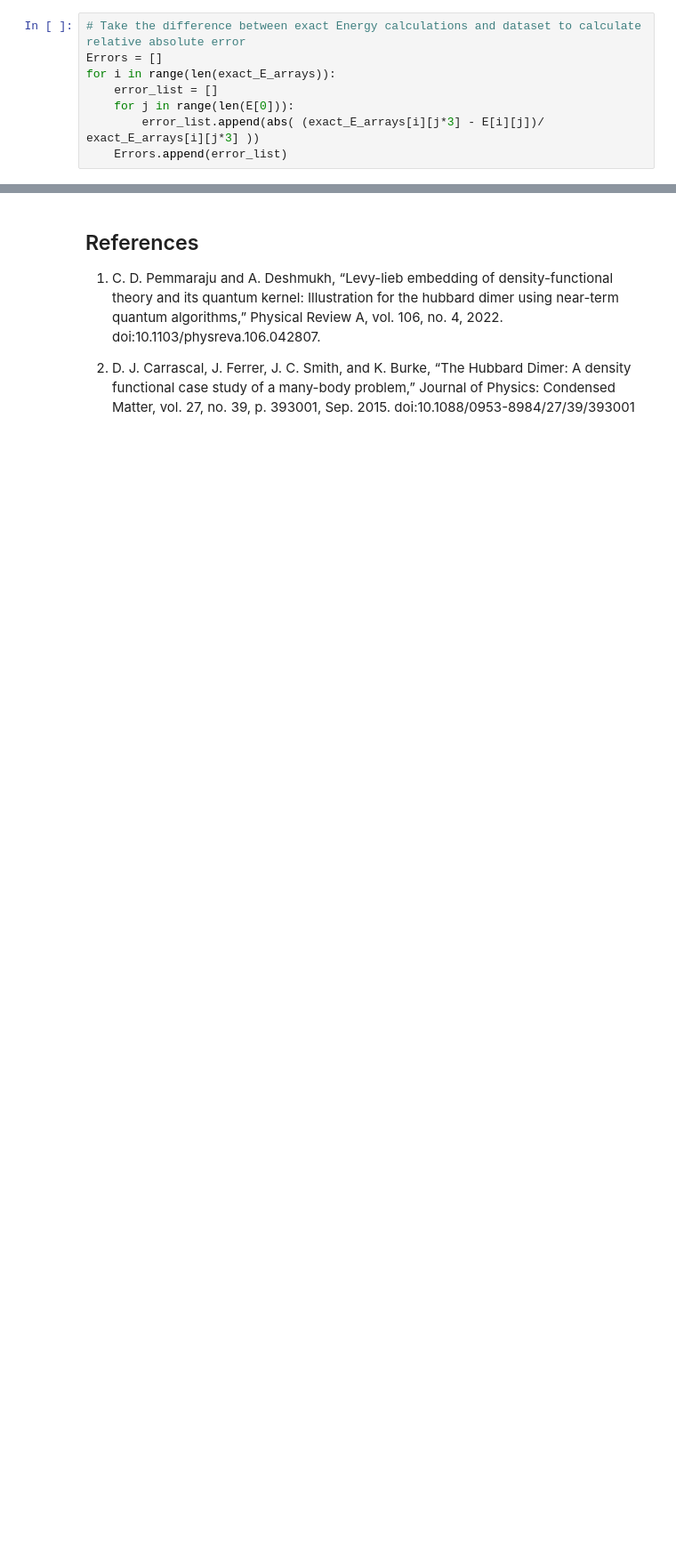
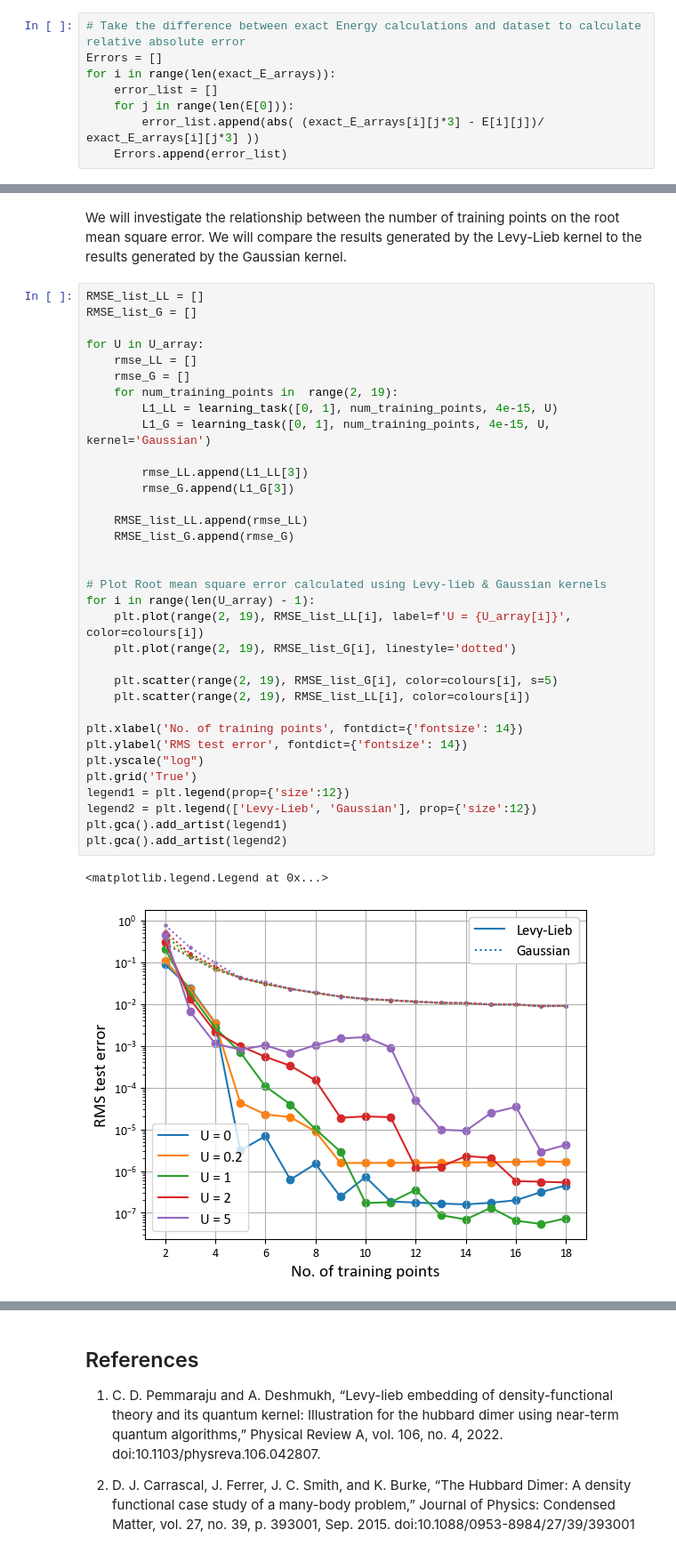
Before and after one commit to anthonyrtw/LevyLieb_VQE, a Jupyter notebook: main.ipynb, the cells around one changed output, grey strips where cells are left out. Shown at 89% size. Saved outputs shown, nothing was run; the diff lists cells and outputs as text; blank space fills up the shorter version.

```diff
--- a/main.ipynb
+++ b/main.ipynb
@@ -540,0 +737,39 @@ plt.show()
+# %% [markdown]
+We will investigate the relationship between the number of training points on the root mean square error. We will compare the results generated by the Levy-Lieb kernel to the results generated by the Gaussian kernel.
+# %%
+RMSE_list_LL = []
+RMSE_list_G = []
+
+for U in U_array:
+    rmse_LL = []
+    rmse_G = []
+    for num_training_points in  range(2, 19):
+        L1_LL = learning_task([0, 1], num_training_points, 4e-15, U)
+        L1_G = learning_task([0, 1], num_training_points, 4e-15, U, kernel='Gaussian')
+
+        rmse_LL.append(L1_LL[3])
+        rmse_G.append(L1_G[3])
+
+    RMSE_list_LL.append(rmse_LL)
+    RMSE_list_G.append(rmse_G)
+
+
+# Plot Root mean square error calculated using Levy-lieb & Gaussian kernels
+for i in range(len(U_array) - 1):
+    plt.plot(range(2, 19), RMSE_list_LL[i], label=f'U = {U_array[i]}', color=colours[i])
+    plt.plot(range(2, 19), RMSE_list_G[i], linestyle='dotted')
+
+    plt.scatter(range(2, 19), RMSE_list_G[i], color=colours[i], s=5)
+    plt.scatter(range(2, 19), RMSE_list_LL[i], color=colours[i])
+
+plt.xlabel('No. of training points', fontdict={'fontsize': 14})
+plt.ylabel('RMS test error', fontdict={'fontsize': 14})
+plt.yscale("log")
+plt.grid('True')
+legend1 = plt.legend(prop={'size':12})
+legend2 = plt.legend(['Levy-Lieb', 'Gaussian'], prop={'size':12})
+plt.gca().add_artist(legend1)
+plt.gca().add_artist(legend2)
+# %% [output]
+<matplotlib.legend.Legend at 0x...>
+[figure, added]
```
Also changed, not shown: parts of 42 cells of this notebook.
